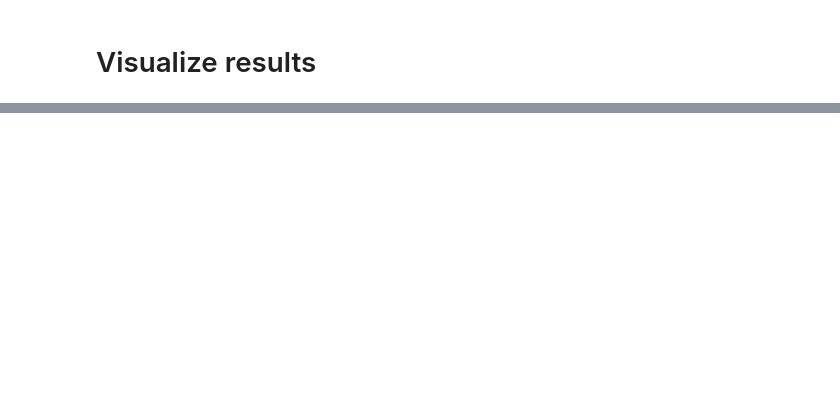
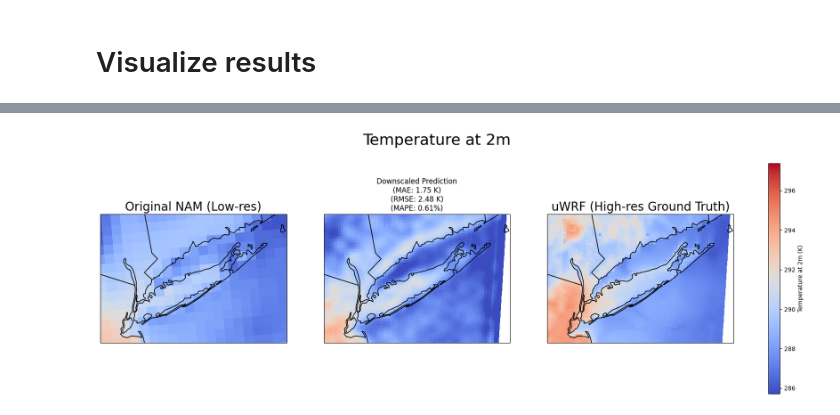
Before and after one commit to gabbyvaillant/downscaling, a Jupyter notebook: make-predictions/T2-pred.ipynb, the cells around one changed output, grey strips where cells are left out. Saved outputs shown, nothing was run; the diff lists cells and outputs as text; code cells hidden in the pictures; blank space fills up the shorter version.

```diff
--- a/make-predictions/T2-pred.ipynb
+++ b/make-predictions/T2-pred.ipynb
@@ -461,0 +434,80 @@ print("GIF saved as T2_comparison.gif!")
+# %%
+import numpy as np
+import matplotlib.pyplot as plt
+import cartopy.crs as ccrs
+import xarray as xr
+import cartopy.feature as cfeature
+
+# Extract data
+nam = nam_test.T2  # input
+results= T2_da #output
+uwrf = uwrf_test.T2  # target
+
+extent = [-74.3, -71.8, 40.4, 41.4]  # [west_lon, east_lon, south_lat, north_lat]
+
+time_idx = -1 # CHANGE
+
+lat_nam = nam.latitude[:,:].values
+lon_nam = nam.longitude[:,:].values
+t2_nam = nam[time_idx,:,:].values
+
+lat_uwrf = uwrf.latitude[:,:].values
+lon_uwrf = uwrf.longitude[:,:].values
+t2_uwrf = uwrf[time_idx,:,:].values
+
+# Prediction values — want to be the same resolution as uWRF
+t2_pred = results[time_idx, :, :]
+
+# common color limits
+vmin = min(t2_nam.min(), t2_uwrf.min())
+vmax = max(t2_nam.max(), t2_uwrf.max())
+
+# MAE
+mae = np.mean(np.abs(uwrf - results))
+#print(f"MAE: {mae:.2f} K")
+
+# MAPE
+mape = np.mean(np.abs((uwrf - results) / uwrf)) * 100
+#print(f"MAPE: {mape:.2f}%")
+
+# RMSE
+rmse = np.sqrt(np.mean((results - uwrf) ** 2))
+#print(f"RMSE: {rmse:.2f} K")
+
+fig, axes = plt.subplots(1, 3, figsize=(21, 7), subplot_kw={'projection': ccrs.LambertConformal()})
+
+# Plot NAM
+im0 = axes[0].pcolormesh(lon_nam, lat_nam, t2_nam, cmap='coolwarm', vmin=vmin, vmax=vmax, transform=ccrs.PlateCarree())
+axes[0].set_title(f'Original NAM (Low-res)', fontsize=20)
+axes[0].coastlines()
+#axes[0].gridlines(draw_labels=True)
+axes[0].add_feature(cfeature.STATES)
+axes[0].set_extent(extent, crs=ccrs.PlateCarree())
+
+# Plot Prediction
+im1 = axes[1].pcolormesh(lon_uwrf, lat_uwrf, t2_pred, cmap='coolwarm', vmin=vmin, vmax=vmax, transform=ccrs.PlateCarree())
+axes[1].set_title(f'Downscaled Prediction\n(MAE: {mae:.2f} K)\n(RMSE: {rmse:.2f} K)\n(MAPE: {mape:.2f}%)')
+axes[1].coastlines()
+#axes[1].gridlines(draw_labels=True)
+axes[1].add_feature(cfeature.STATES)
+axes[1].set_extent(extent, crs=ccrs.PlateCarree())
+
+# Plot uWRF
+im2 = axes[2].pcolormesh(lon_uwrf, lat_uwrf, t2_uwrf, cmap='coolwarm', vmin=vmin, vmax=vmax, transform=ccrs.PlateCarree())
+axes[2].set_title(f'uWRF (High-res Ground Truth)', fontsize=20)
+axes[2].coastlines()
+#axes[2].gridlines(draw_labels=True)
+axes[2].add_feature(cfeature.STATES)
+axes[2].set_extent(extent, crs=ccrs.PlateCarree())
+
+# Single shared colorbar
+cbar = fig.colorbar(im2, ax=axes, orientation='vertical', fraction=0.04, pad=0.05)
+cbar.set_label('Temperature at 2m (K)')
+
+# Add main title
+fig.suptitle(f'Temperature at 2m', fontsize=26)
+
+
+plt.show()
+# %% [output]
+[figure, added]
```
Also changed, not shown: parts of 33 cells of this notebook, 22 other files.
